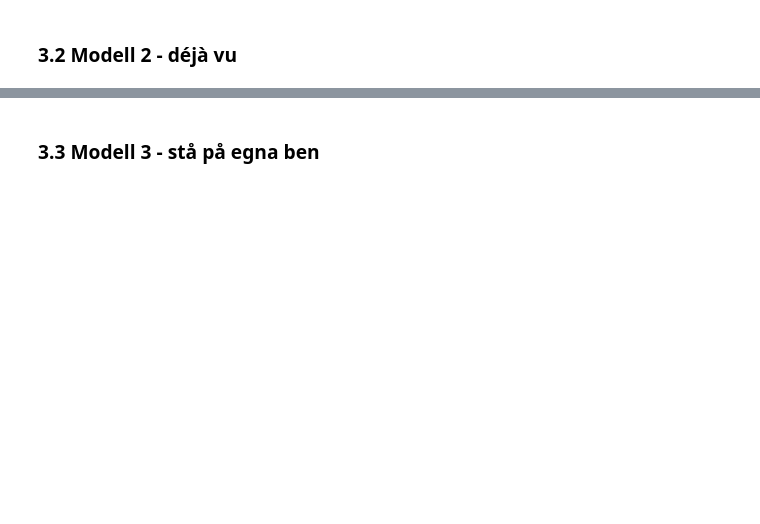
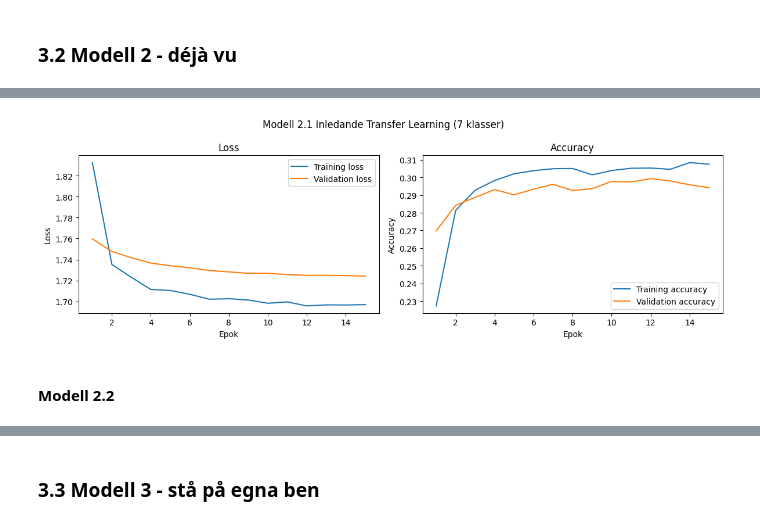
Before and after one commit to josefinoleryd/facial-expression-cnn, a Jupyter notebook: model-experiments-and-report.ipynb, the cells around one changed output, grey strips where cells are left out. Saved outputs shown, nothing was run; the diff lists cells and outputs as text; code cells hidden in the pictures; blank space fills up the shorter version.

```diff
--- a/model-experiments-and-report.ipynb
+++ b/model-experiments-and-report.ipynb
@@ -891,0 +886,3 @@ summary_df.style.format({
+# %%
+base_model = keras.models.clone_model(model_1_3)
+base_model.set_weights(model_1_3.get_weights())
@@ -891,0 +891,16 @@ summary_df.style.format({
+# %%
+model_2_1 = models.Sequential([
+    *base_model.layers[:-1],
+    layers.Dense(7, activation="softmax", name="new_classification_layer")
+])
+
+for layer in model_2_1.layers[:-1]:
+    layer.trainable = False
+
+model_2_1.compile(
+    optimizer="adam",
+    loss=keras.losses.SparseCategoricalCrossentropy(),
+    metrics=["accuracy"]
+)
+
+model_2_1.summary()
@@ -891,0 +932,18 @@ summary_df.style.format({
+# %%
+start_time = time.time()
+
+# Tränar modellen och sparar träningsresultatet i en history-variabel
+history_2_1 = model_2_1.fit(
+    X_train_m2_scaled,
+    y_train_m2,
+    validation_data=(X_val_m2_scaled, y_val_m2),
+    epochs=15,
+    batch_size=32,
+    # callbacks=[early_stopping]
+)
+
+end_time = time.time()
+
+training_time_2_1 = end_time - start_time
+
+print(f"Träningstid: {training_time_2_1}s")
@@ -891,0 +968,6 @@ summary_df.style.format({
+# %%
+plot_history(history_2_1, title="Modell 2.1 Inledande Transfer Learning (7 klasser)")
+# %% [output]
+[figure, added]
+# %% [markdown]
+#### Modell 2.2
```
Also changed, not shown: parts of 60 cells of this notebook.
